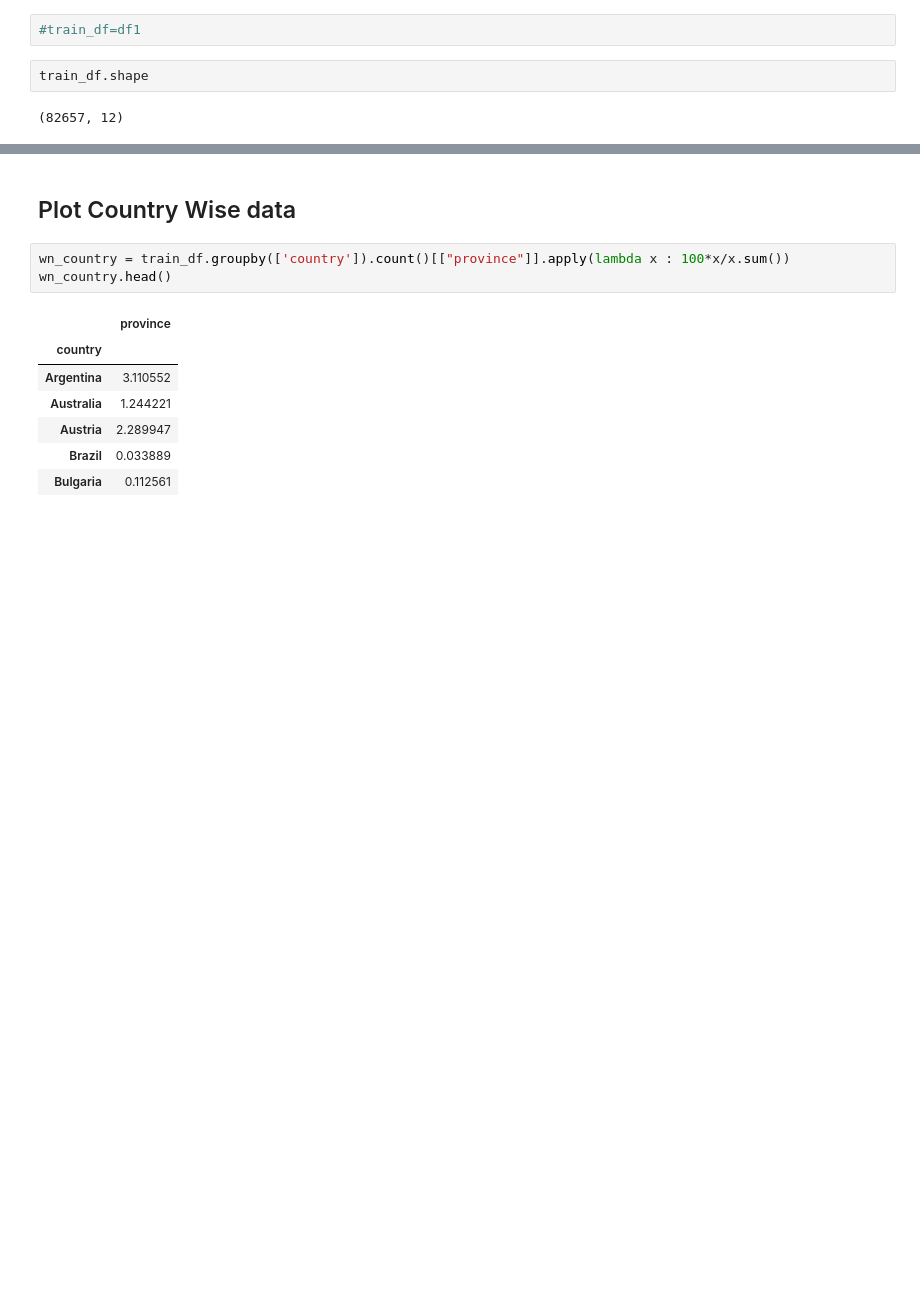
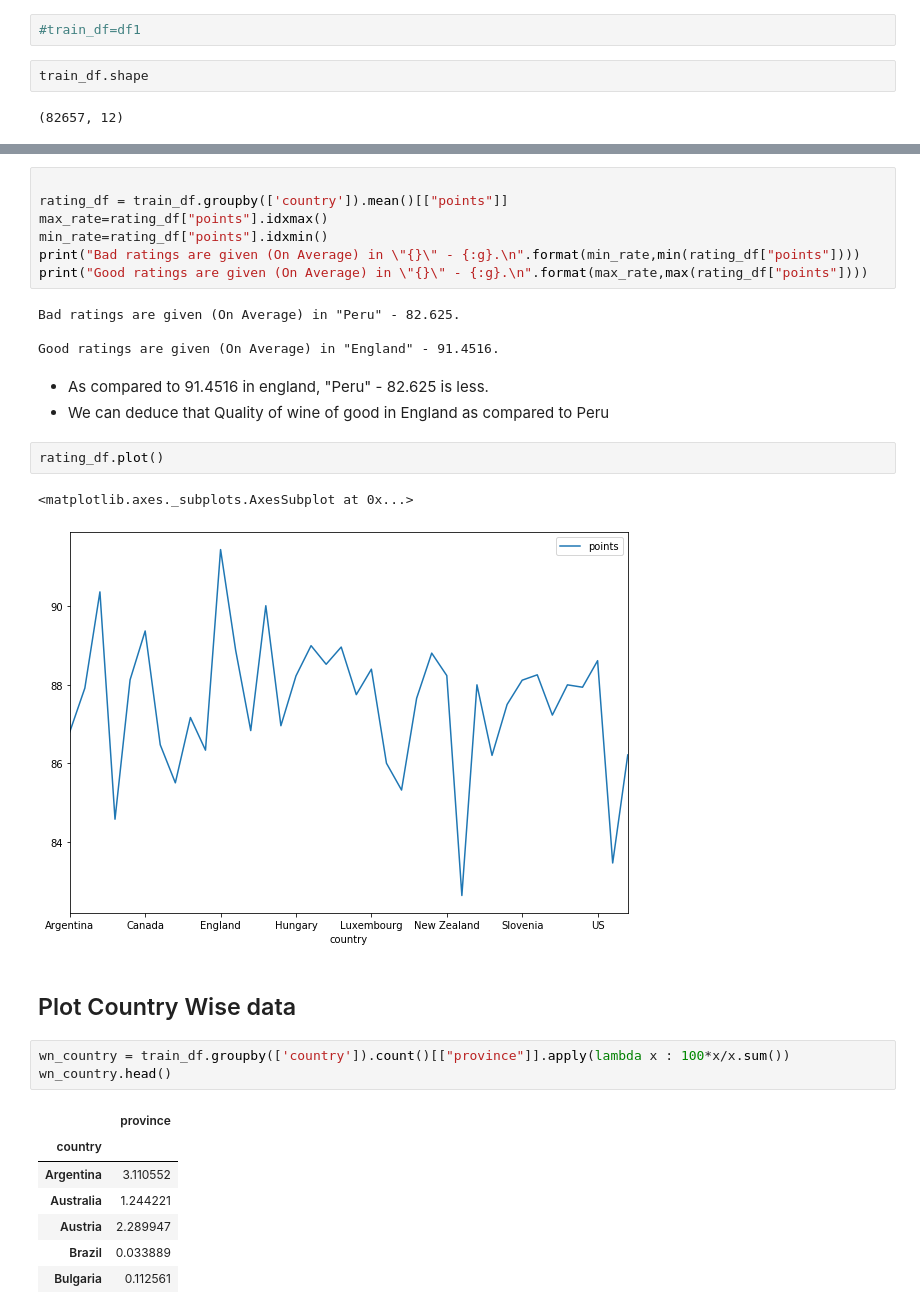
Before and after one commit to bodavijay24/knight, a Jupyter notebook: wine_shop.ipynb, the cells around one changed output, grey strips where cells are left out. Cells and saved outputs as stored; diff of their text form; blank space fills up the shorter version.

```diff
--- a/wine_shop.ipynb
+++ b/wine_shop.ipynb
@@ -53,3 +76,22 @@ train_df.head()
+# %%
+
+rating_df = train_df.groupby(['country']).mean()[["points"]]
+max_rate=rating_df["points"].idxmax()
+min_rate=rating_df["points"].idxmin()
+print("Bad ratings are given (On Average) in \"{}\" - {:g}.\n".format(min_rate,min(rating_df["points"])))
+print("Good ratings are given (On Average) in \"{}\" - {:g}.\n".format(max_rate,max(rating_df["points"])))
+# %% [output]
+Bad ratings are given (On Average) in "Peru" - 82.625.
+
+Good ratings are given (On Average) in "England" - 91.4516.
+# %% [markdown]
+- As compared to 91.4516 in england, "Peru" - 82.625 is less.
+- We can deduce that Quality of wine of good in England as compared to Peru
+# %%
+rating_df.plot()
+# %% [output]
+<matplotlib.axes._subplots.AxesSubplot at 0x...>
+[figure, added]
 # %% [markdown]
 ## Plot Country Wise data
 # %%
```
Also changed, not shown: parts of 36 cells of this notebook, 1 other file.
